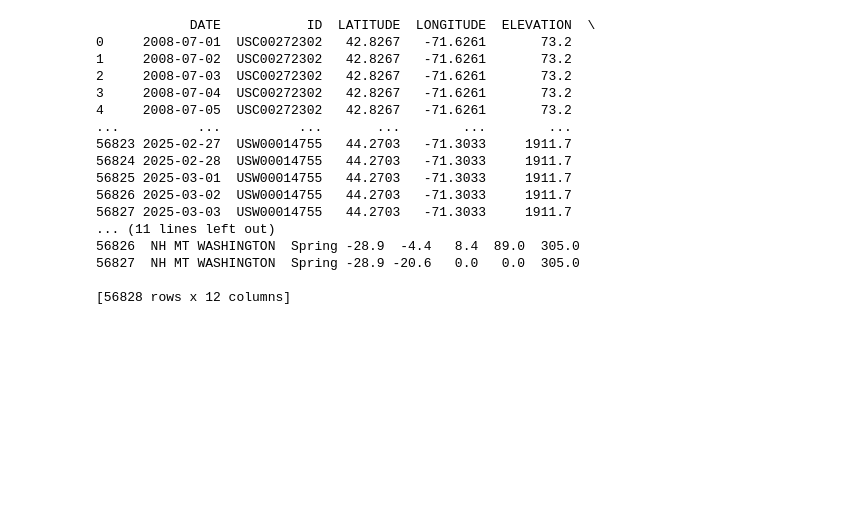
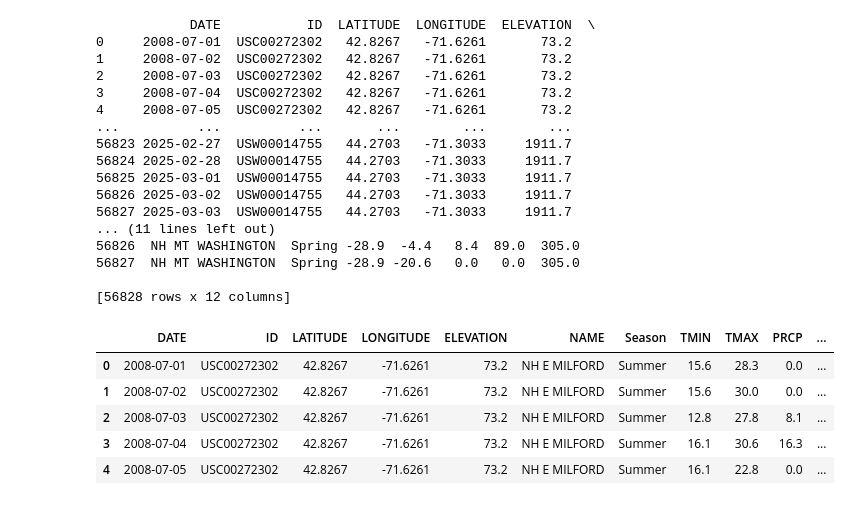
Before and after one commit to loki-k4/BlizzardX, a Jupyter notebook: project.ipynb, the cells around one changed output. Saved outputs shown, nothing was run; the diff lists cells and outputs as text; code cells hidden in the pictures; blank space fills up the shorter version.

```diff
--- a/project.ipynb
+++ b/project.ipynb
@@ -637,5 +637,16 @@ for station_id, group in df.groupby('ID'):
 56827  NH MT WASHINGTON  Spring -28.9 -20.6   0.0   0.0  305.0
 
 [56828 rows x 12 columns]
+# %%
+df[['TMIN','TMAX','PRCP','SNOW','SNWD']]=df[['TMIN','TMAX','PRCP','SNOW','SNWD']].round(2)
 # %%
 df.to_csv('Data/Cleaned_Final.csv', index=False)
+# %%
+df.head()
+# %% [output]
+|  | DATE | ID | LATITUDE | LONGITUDE | ELEVATION | NAME | Season | TMIN | TMAX | PRCP | ... |
+| 0 | 2008-07-01 | USC00272302 | 42.8267 | -71.6261 | 73.2 | NH E MILFORD | Summer | 15.6 | 28.3 | 0.0 | ... |
+| 1 | 2008-07-02 | USC00272302 | 42.8267 | -71.6261 | 73.2 | NH E MILFORD | Summer | 15.6 | 30.0 | 0.0 | ... |
+| 2 | 2008-07-03 | USC00272302 | 42.8267 | -71.6261 | 73.2 | NH E MILFORD | Summer | 12.8 | 27.8 | 8.1 | ... |
+| 3 | 2008-07-04 | USC00272302 | 42.8267 | -71.6261 | 73.2 | NH E MILFORD | Summer | 16.1 | 30.6 | 16.3 | ... |
+| 4 | 2008-07-05 | USC00272302 | 42.8267 | -71.6261 | 73.2 | NH E MILFORD | Summer | 16.1 | 22.8 | 0.0 | ... |
```
Also changed, not shown: 1 other file.
